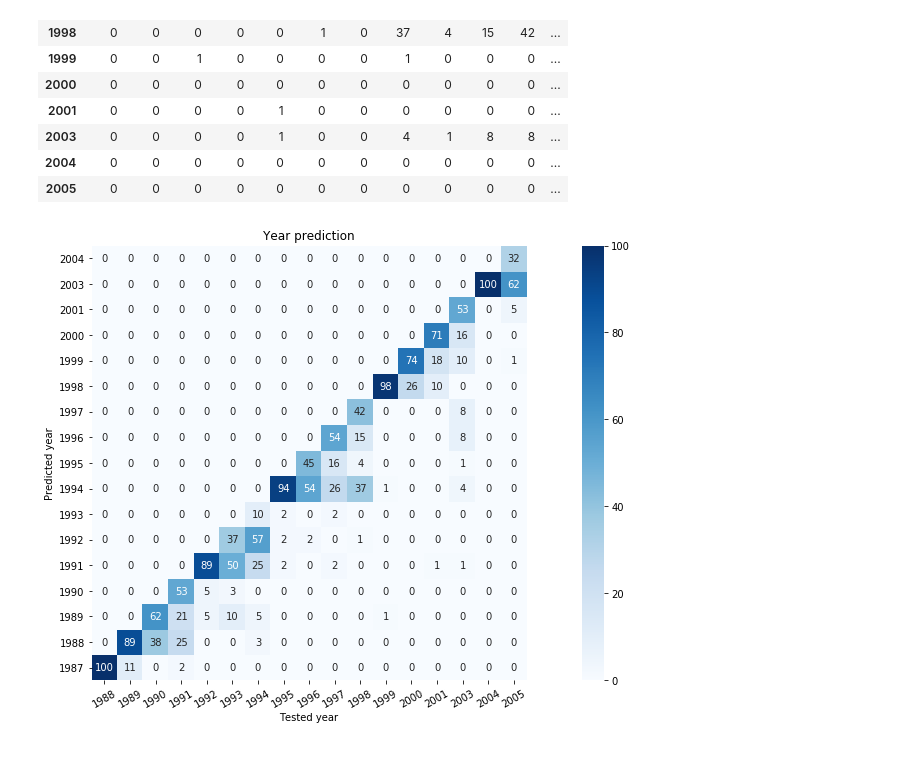
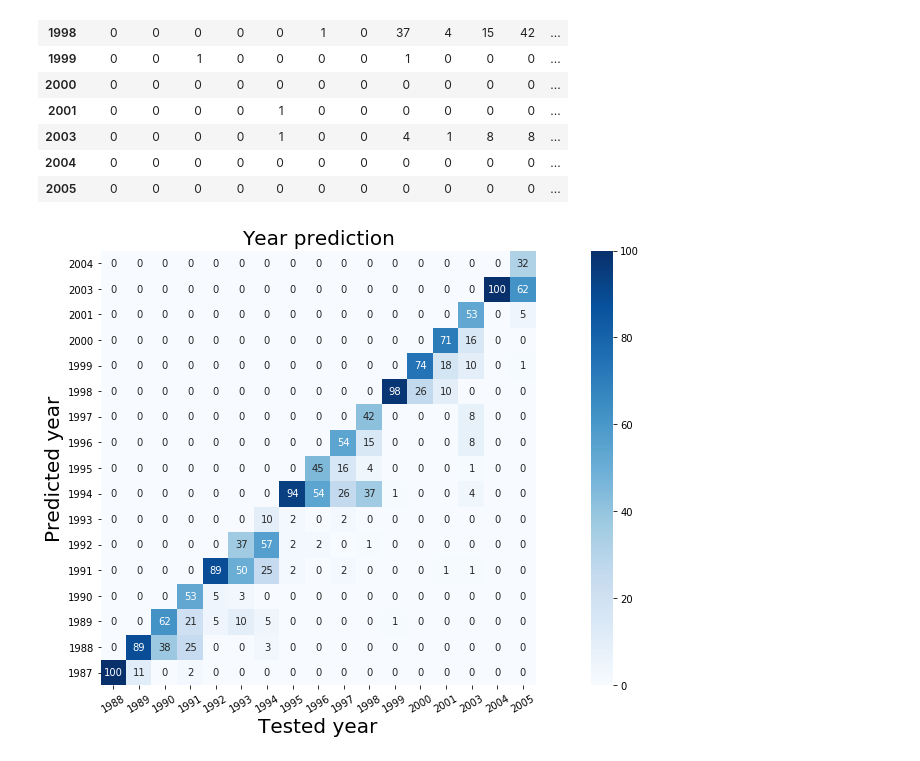
Before and after one commit to mavillard/paper1, a Jupyter notebook: 15_elbulli_RandomForest_year_by_year_1.ipynb, the cells around one changed output. Saved outputs shown, nothing was run; the diff lists cells and outputs as text; code cells hidden in the pictures.

Commit message:
Title and axis sizes

```diff
--- a/15_elbulli_RandomForest_year_by_year_1.ipynb
+++ b/15_elbulli_RandomForest_year_by_year_1.ipynb
@@ -112,17 +112,17 @@ perc_df.style.apply(highlight_max, color='darkorange', axis=1)
 # %%
 plt.figure(figsize=(20,8))
 # fig, ax = plt.subplots()
 # fig.set_size_inches((5, 5))
 # plt.xlabel('Predicted year')
 # plt.ylabel('Tested year')
-plt.title('Year prediction')
+plt.title('Year prediction', fontsize=20)
 # plt.xticks(rotation=45)
 # plt.yticks(rotation=45)
 ax = sns.heatmap(perc_df.T, annot=True, fmt='.0f', square=True, cmap='Blues')
 ax.set_xticklabels(ax.get_xticklabels(), rotation=30)
 ax.set_yticklabels(ax.get_yticklabels(), rotation=0)
 ax.invert_yaxis()
-ax.set_xlabel('Tested year')
-ax.set_ylabel('Predicted year');
+ax.set_xlabel('Tested year', fontsize=20)
+ax.set_ylabel('Predicted year', fontsize=20);
 # %% [output]
-[figure, old version]
+[figure, new version]
```
